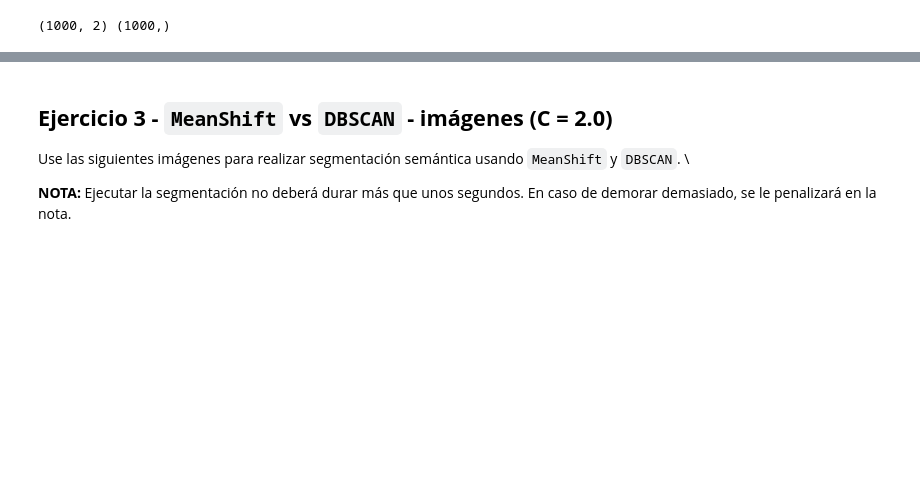
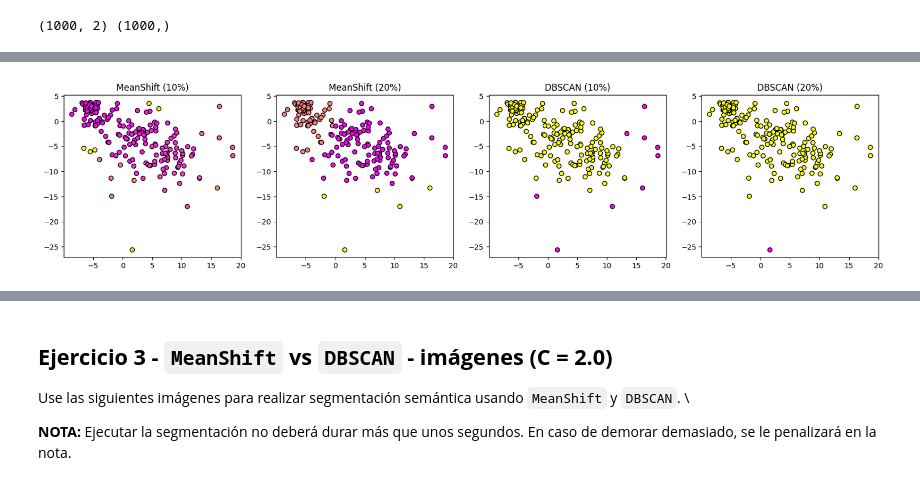
Before and after one commit to JoseDavidN/machine_learning, a Jupyter notebook: Entregas/entrega_3/NuñezGomezJoseDavid_E3_ML08.ipynb, the cells around one changed output, grey strips where cells are left out. Cells and saved outputs as stored; diff of their text form; code cells hidden in the pictures; blank space fills up the shorter version.

```diff
--- a/Entregas/entrega_3/NuñezGomezJoseDavid_E3_ML08.ipynb
+++ b/Entregas/entrega_3/NuñezGomezJoseDavid_E3_ML08.ipynb
@@ -175,0 +147,20 @@ Text(0.5, 1.0, 'DBSCAN')
+# %%
+models = [MeanShift(bandwidth=32*0.1), MeanShift(bandwidth=32*0.2), DBSCAN(eps = 32*0.1, min_samples= 5), DBSCAN(eps = 32*0.2, min_samples= 5)]
+models_name = ['MeanShift (10%)', 'MeanShift (20%)', 'DBSCAN (10%)', 'DBSCAN (20%)']
+predictions = {}
+
+_, axes = plt.subplots(1, len(models_name), figsize=(5*len(models_name), 4))
+
+for model, name, ax in zip(models, models_name, axes):
+    # Instance and train
+    model.fit(X_train)
+    # Predictions on train and test sets
+    if isinstance(model,DBSCAN):
+     predictions[name]=model.fit_predict(X_test)
+    else:
+     predictions[name]=model.predict(X_test)
+
+    ax.scatter(X_test[:,0],X_test[:,1],c=predictions[name],cmap='spring',edgecolors='k')
+    ax.set_title(name)
+# %% [output]
+[figure, added]
```
Also changed, not shown: parts of 21 cells of this notebook, 3 other files.
